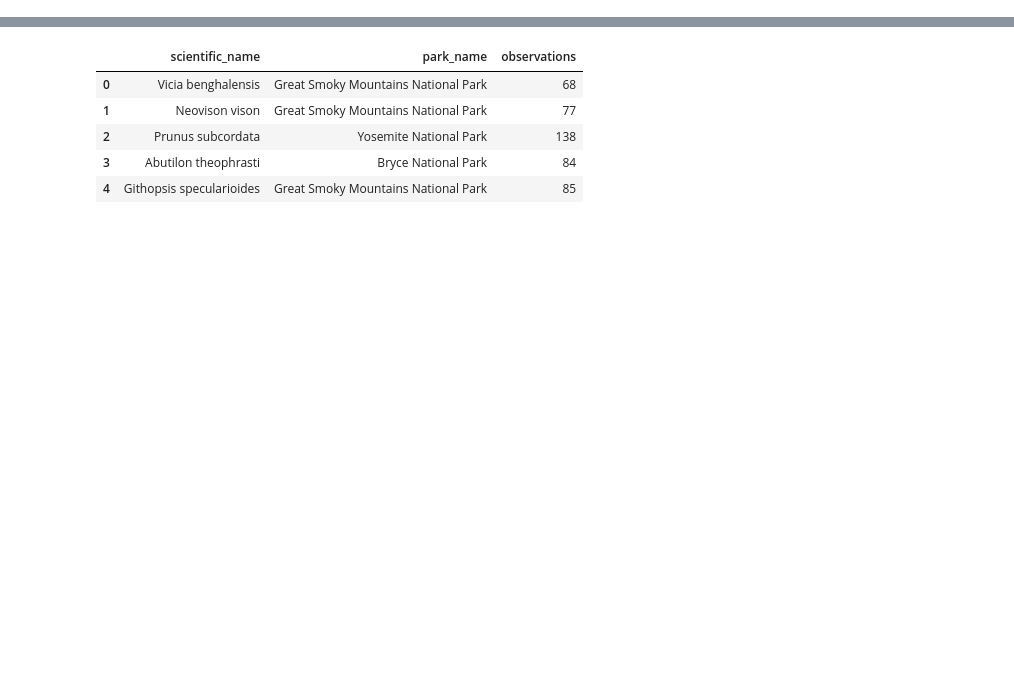
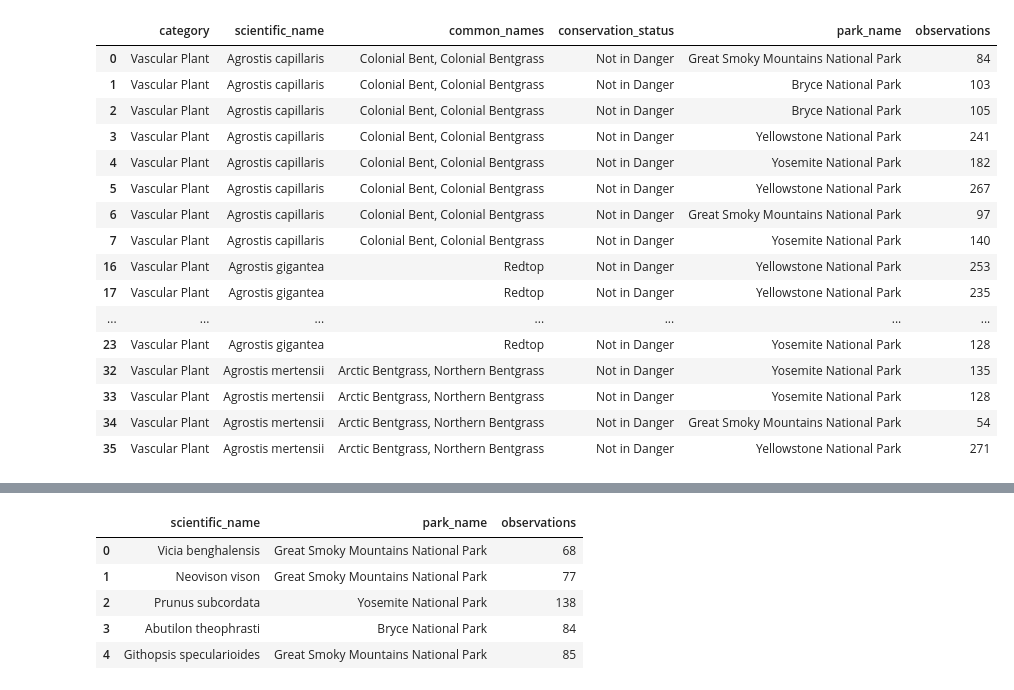
Before and after one commit to rj-pal/Biodiversity, a Jupyter notebook: biodiversity.ipynb, the cells around one changed output, grey strips where cells are left out. Cells and saved outputs as stored; diff of their text form; code cells hidden in the pictures; blank space fills up the shorter version.

```diff
--- a/biodiversity.ipynb
+++ b/biodiversity.ipynb
@@ -15,0 +409,3 @@ species.head()
+# %%
+duplicated_scientific_names = species[species.duplicated(subset=['scientific_name'], keep=False)].sort_values(by='scientific_name')
+duplicated_scientific_names
@@ -15,0 +717,22 @@ species.head()
+# %%
+df = duplicated_scientific_names.merge(observations, on='scientific_name')
+# %%
+df.drop_duplicates(subset=['scientific_name', 'observations']).head(20)
+# %% [output]
+|  | category | scientific_name | common_names | conservation_status | park_name | observations |
+| 0 | Vascular Plant | Agrostis capillaris | Colonial Bent, Colonial Bentgrass | Not in Danger | Great Smoky Mountains National Park | 84 |
+| 1 | Vascular Plant | Agrostis capillaris | Colonial Bent, Colonial Bentgrass | Not in Danger | Bryce National Park | 103 |
+| 2 | Vascular Plant | Agrostis capillaris | Colonial Bent, Colonial Bentgrass | Not in Danger | Bryce National Park | 105 |
+| 3 | Vascular Plant | Agrostis capillaris | Colonial Bent, Colonial Bentgrass | Not in Danger | Yellowstone National Park | 241 |
+| 4 | Vascular Plant | Agrostis capillaris | Colonial Bent, Colonial Bentgrass | Not in Danger | Yosemite National Park | 182 |
+| 5 | Vascular Plant | Agrostis capillaris | Colonial Bent, Colonial Bentgrass | Not in Danger | Yellowstone National Park | 267 |
+| 6 | Vascular Plant | Agrostis capillaris | Colonial Bent, Colonial Bentgrass | Not in Danger | Great Smoky Mountains National Park | 97 |
+| 7 | Vascular Plant | Agrostis capillaris | Colonial Bent, Colonial Bentgrass | Not in Danger | Yosemite National Park | 140 |
+| 16 | Vascular Plant | Agrostis gigantea | Redtop | Not in Danger | Yellowstone National Park | 253 |
+| 17 | Vascular Plant | Agrostis gigantea | Redtop | Not in Danger | Yellowstone National Park | 235 |
+| ... | ... | ... | ... | ... | ... | ... |
+| 23 | Vascular Plant | Agrostis gigantea | Redtop | Not in Danger | Yosemite National Park | 128 |
+| 32 | Vascular Plant | Agrostis mertensii | Arctic Bentgrass, Northern Bentgrass | Not in Danger | Yosemite National Park | 135 |
+| 33 | Vascular Plant | Agrostis mertensii | Arctic Bentgrass, Northern Bentgrass | Not in Danger | Yosemite National Park | 128 |
+| 34 | Vascular Plant | Agrostis mertensii | Arctic Bentgrass, Northern Bentgrass | Not in Danger | Great Smoky Mountains National Park | 54 |
+| 35 | Vascular Plant | Agrostis mertensii | Arctic Bentgrass, Northern Bentgrass | Not in Danger | Yellowstone National Park | 271 |
```
Also changed, not shown: parts of 130 cells of this notebook.
